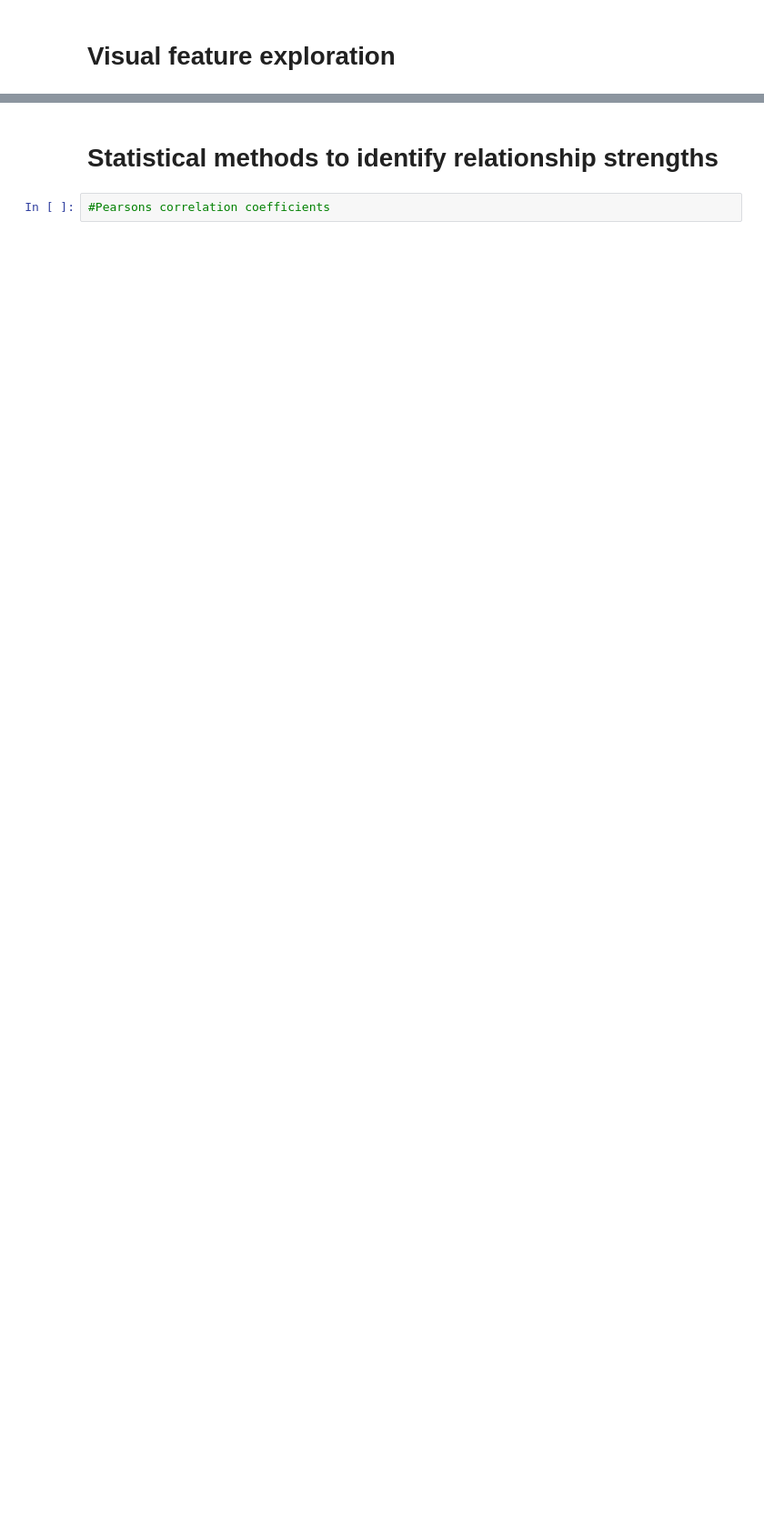
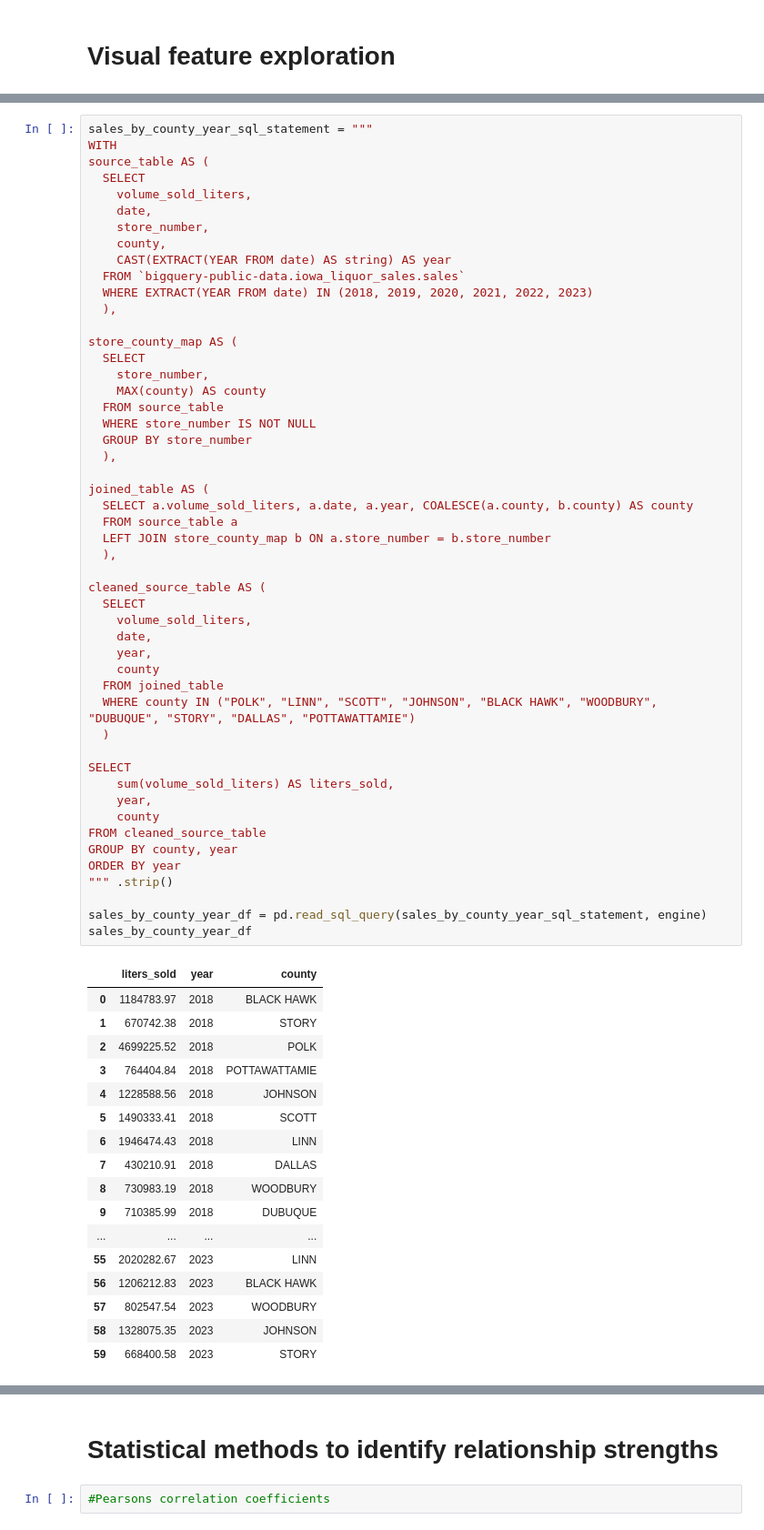
Before and after one commit to amoutafian/iowa_liquor_project, a Jupyter notebook: Iowa _liquor_exploratory_analysis.ipynb, the cells around one changed output, grey strips where cells are left out. Shown at 91% size. Drawn from its saved outputs; the diff is of its cells as text; blank space fills up the shorter version.

```diff
--- a/Iowa _liquor_exploratory_analysis.ipynb
+++ b/Iowa _liquor_exploratory_analysis.ipynb
@@ -19,0 +128,68 @@ census_data_df
+# %%
+sales_by_county_year_sql_statement = """
+WITH
+source_table AS (
+  SELECT
+    volume_sold_liters,
+    date,
+    store_number,
+    county,
+    CAST(EXTRACT(YEAR FROM date) AS string) AS year
+  FROM `bigquery-public-data.iowa_liquor_sales.sales`
+  WHERE EXTRACT(YEAR FROM date) IN (2018, 2019, 2020, 2021, 2022, 2023)
+  ),
+
+store_county_map AS (
+  SELECT
+    store_number,
+    MAX(county) AS county
+  FROM source_table
+  WHERE store_number IS NOT NULL
+  GROUP BY store_number
+  ),
+
+joined_table AS (
+  SELECT a.volume_sold_liters, a.date, a.year, COALESCE(a.county, b.county) AS county
+  FROM source_table a
+  LEFT JOIN store_county_map b ON a.store_number = b.store_number
+  ),
+
+cleaned_source_table AS (
+  SELECT
+    volume_sold_liters,
+    date,
+    year,
+    county
+  FROM joined_table
+  WHERE county IN ("POLK", "LINN", "SCOTT", "JOHNSON", "BLACK HAWK", "WOODBURY", "DUBUQUE", "STORY", "DALLAS", "POTTAWATTAMIE")
+  )
+
+SELECT
+    sum(volume_sold_liters) AS liters_sold,
+    year,
+    county
+FROM cleaned_source_table
+GROUP BY county, year
+ORDER BY year
+""" .strip()
+
+sales_by_county_year_df = pd.read_sql_query(sales_by_county_year_sql_statement, engine)
+sales_by_county_year_df
+# %% [output]
+|  | liters_sold | year | county |
+| 0 | 1184783.97 | 2018 | BLACK HAWK |
+| 1 | 670742.38 | 2018 | STORY |
+| 2 | 4699225.52 | 2018 | POLK |
+| 3 | 764404.84 | 2018 | POTTAWATTAMIE |
+| 4 | 1228588.56 | 2018 | JOHNSON |
+| 5 | 1490333.41 | 2018 | SCOTT |
+| 6 | 1946474.43 | 2018 | LINN |
+| 7 | 430210.91 | 2018 | DALLAS |
+| 8 | 730983.19 | 2018 | WOODBURY |
+| 9 | 710385.99 | 2018 | DUBUQUE |
+| ... | ... | ... | ... |
+| 55 | 2020282.67 | 2023 | LINN |
+| 56 | 1206212.83 | 2023 | BLACK HAWK |
+| 57 | 802547.54 | 2023 | WOODBURY |
+| 58 | 1328075.35 | 2023 | JOHNSON |
+| 59 | 668400.58 | 2023 | STORY |
```
Also changed, not shown: parts of 8 cells of this notebook, 3 other files.
